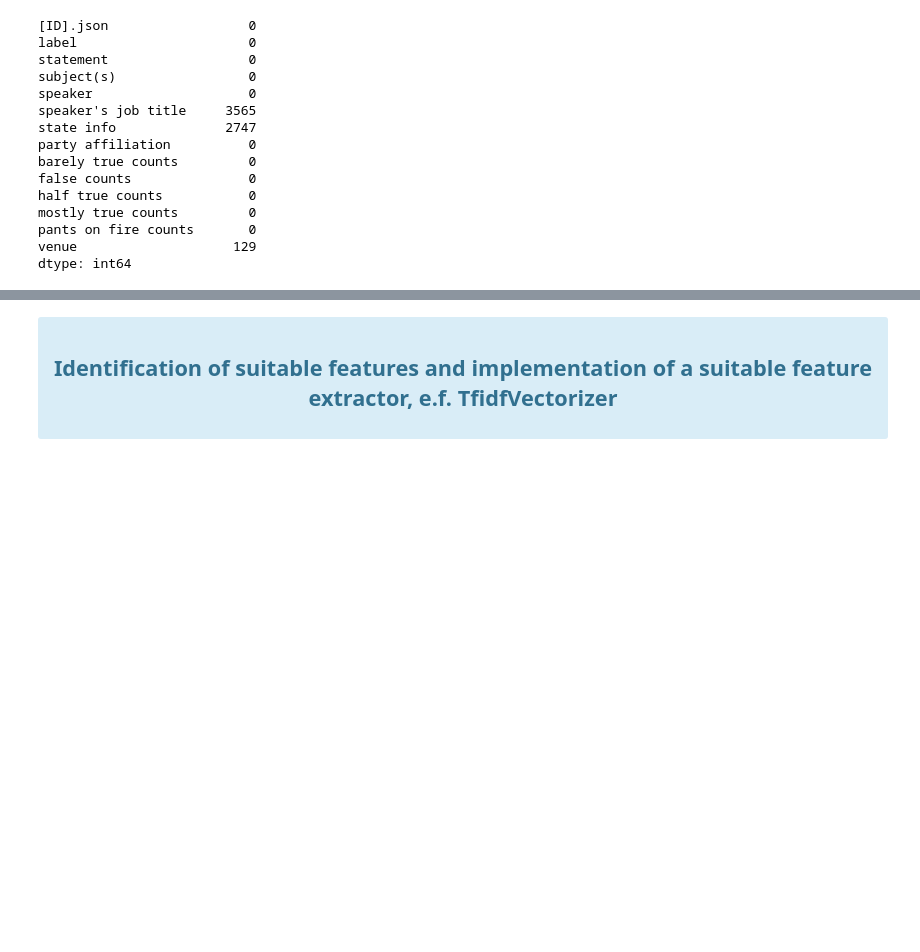
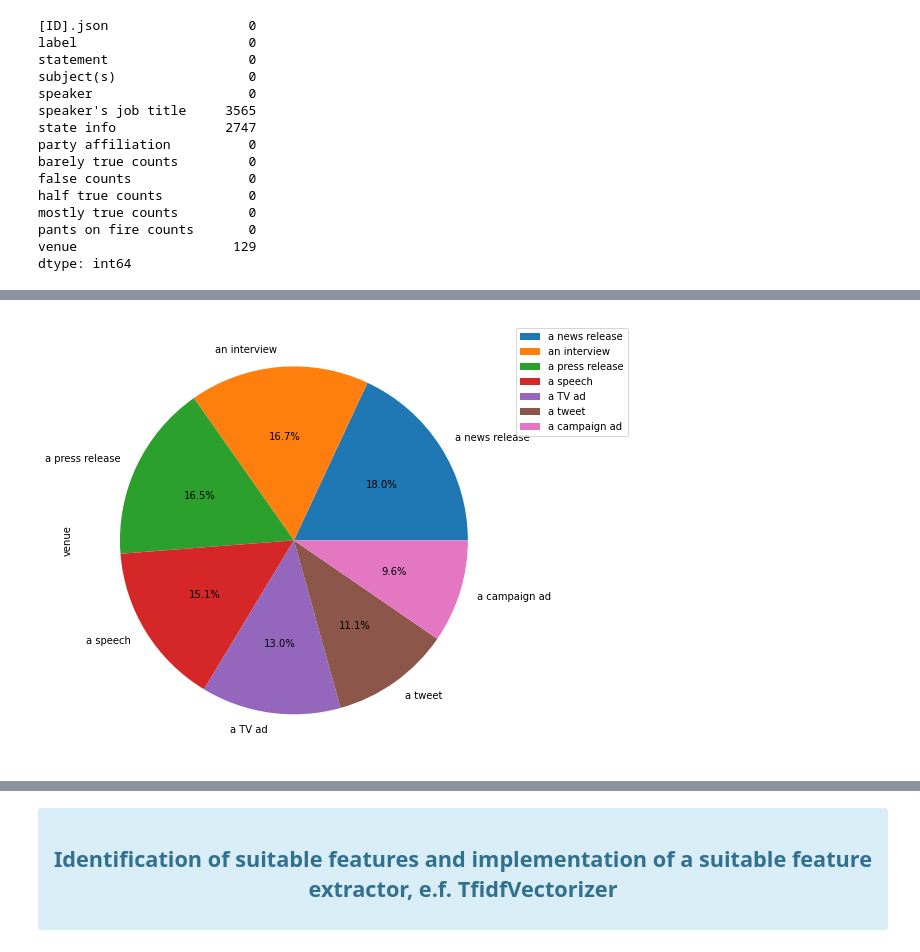
Before and after one commit to lucasviola/fake-news-detector-gnb, a Jupyter notebook: final-project.ipynb, the cells around one changed output, grey strips where cells are left out. Saved outputs shown, nothing was run; the diff lists cells and outputs as text; code cells hidden in the pictures; blank space fills up the shorter version.

```diff
--- a/final-project.ipynb
+++ b/final-project.ipynb
@@ -127,0 +236,5 @@ dtype: int64
+# %%
+# Plotting a pie graph based on the venue
+plot_pie("venue")
+# %% [output]
+[figure, added]
```
Also changed, not shown: parts of 18 cells of this notebook.
